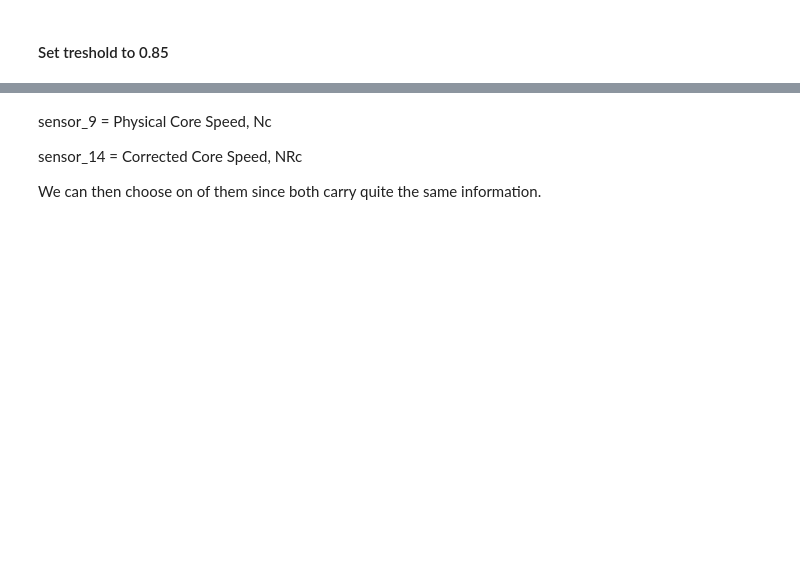
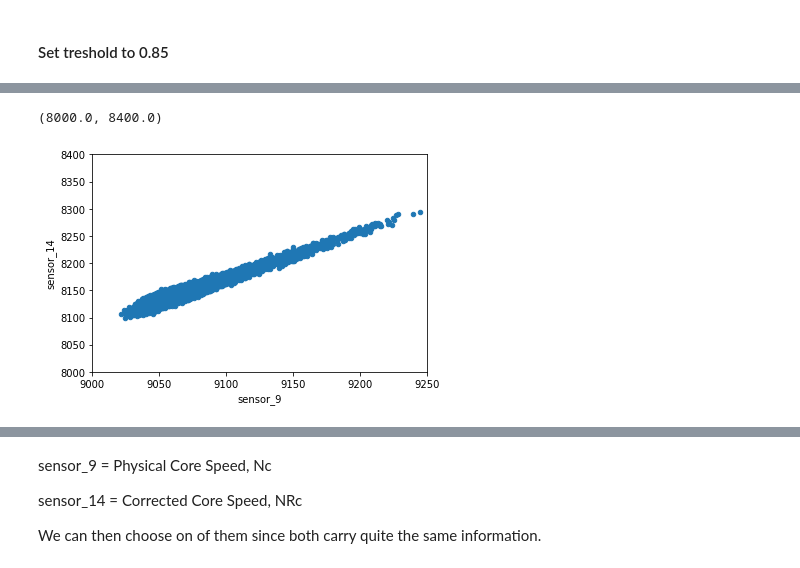
Before and after one commit to HazmilH/turbofan_rul_prediction, a Jupyter notebook: notebooks/01-turbofan_rul_EDA.ipynb, the cells around one changed output, grey strips where cells are left out. Cells and saved outputs as stored; diff of their text form; code cells hidden in the pictures; blank space fills up the shorter version.

```diff
--- a/notebooks/01-turbofan_rul_EDA.ipynb
+++ b/notebooks/01-turbofan_rul_EDA.ipynb
@@ -354,0 +460,7 @@ Most correlated pairwise :
+# %%
+df.plot(kind='scatter', x='sensor_9', y='sensor_14')
+plt.xlim(9000,9250)
+plt.ylim(8000,8400)
+# %% [output]
+(8000.0, 8400.0)
+[figure, added]
```
Also changed, not shown: parts of 37 cells of this notebook, 56 other files.
